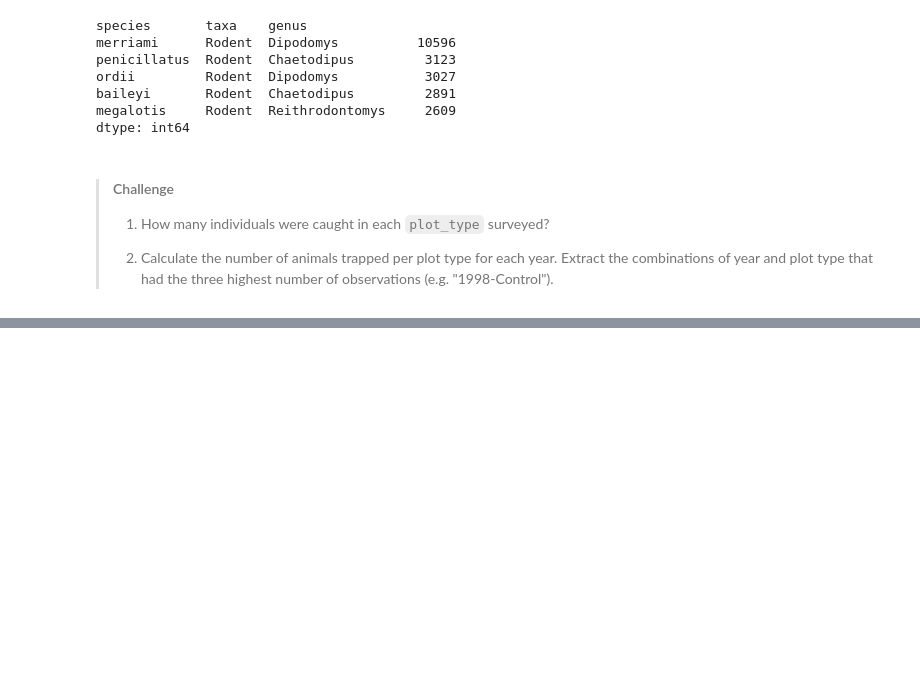
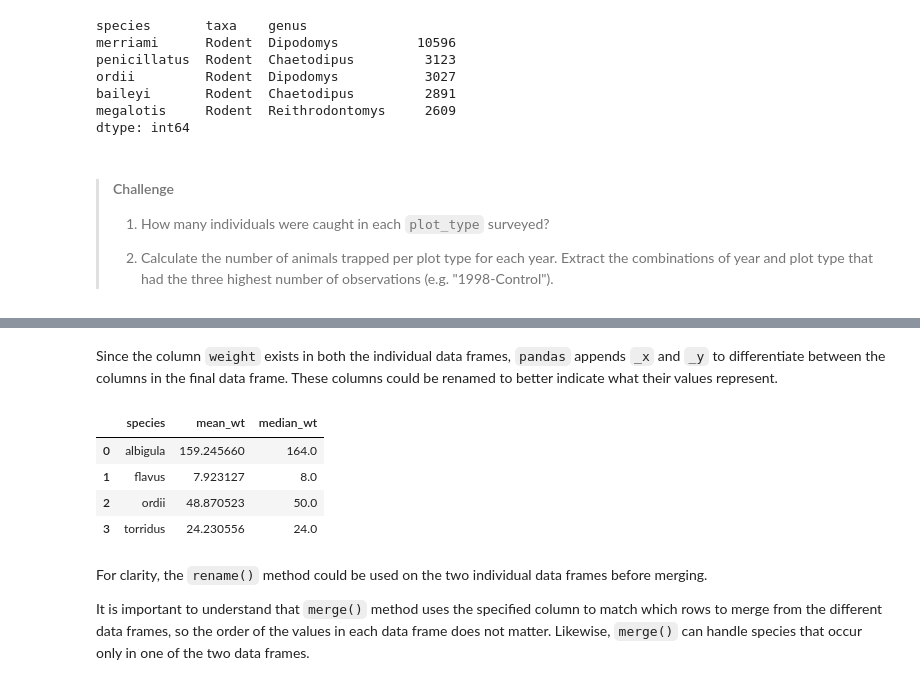
Before and after one commit to UofTCoders/2018-09-10-utoronto, a Jupyter notebook: code/2-data-analysis-in-python.ipynb, the cells around one changed output, grey strips where cells are left out. Drawn from its saved outputs; the diff is of its cells as text; code cells hidden in the pictures; blank space fills up the shorter version.

```diff
--- a/code/2-data-analysis-in-python.ipynb
+++ b/code/2-data-analysis-in-python.ipynb
@@ -1222,0 +1080,14 @@ This concludes the introductory data analysis section.
+# %% [markdown]
+Since the column `weight` exists in both the individual data frames, `pandas` appends `_x` and `_y` to differentiate between the columns in the final data frame. These columns could be renamed to better indicate what their values represent.
+# %%
+merged_df.rename(columns={'weight_x': 'mean_wt', 'weight_y': 'median_wt'})
+# %% [output]
+|  | species | mean_wt | median_wt |
+| 0 | albigula | 159.245660 | 164.0 |
+| 1 | flavus | 7.923127 | 8.0 |
+| 2 | ordii | 48.870523 | 50.0 |
+| 3 | torridus | 24.230556 | 24.0 |
+# %% [markdown]
+For clarity, the `rename()` method could be used on the two individual data frames before merging.
+
+It is important to understand that `merge()` method uses the specified column to match which rows to merge from the different data frames, so the order of the values in each data frame does not matter. Likewise, `merge()` can handle species that occur only in one of the two data frames.
```
Also changed, not shown: parts of 44 cells of this notebook.
